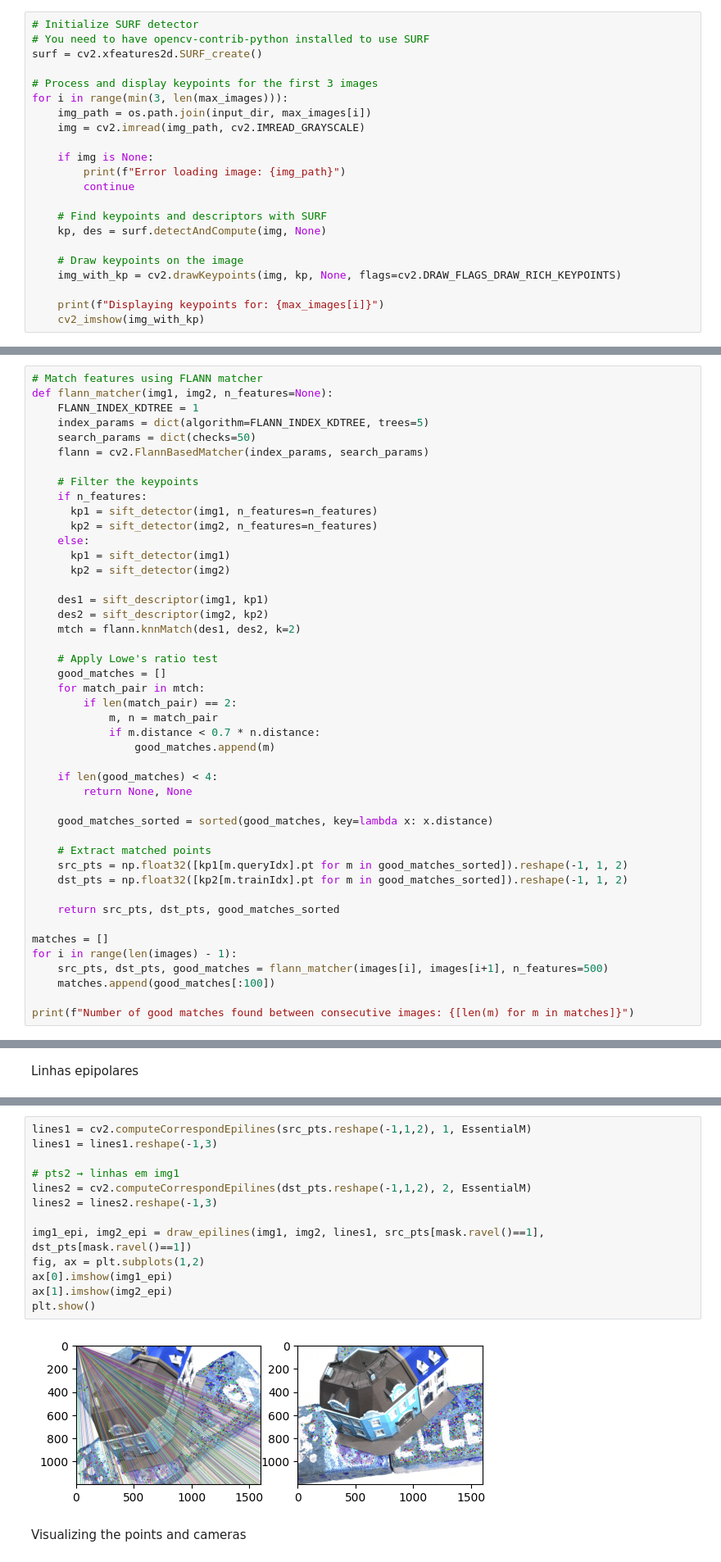
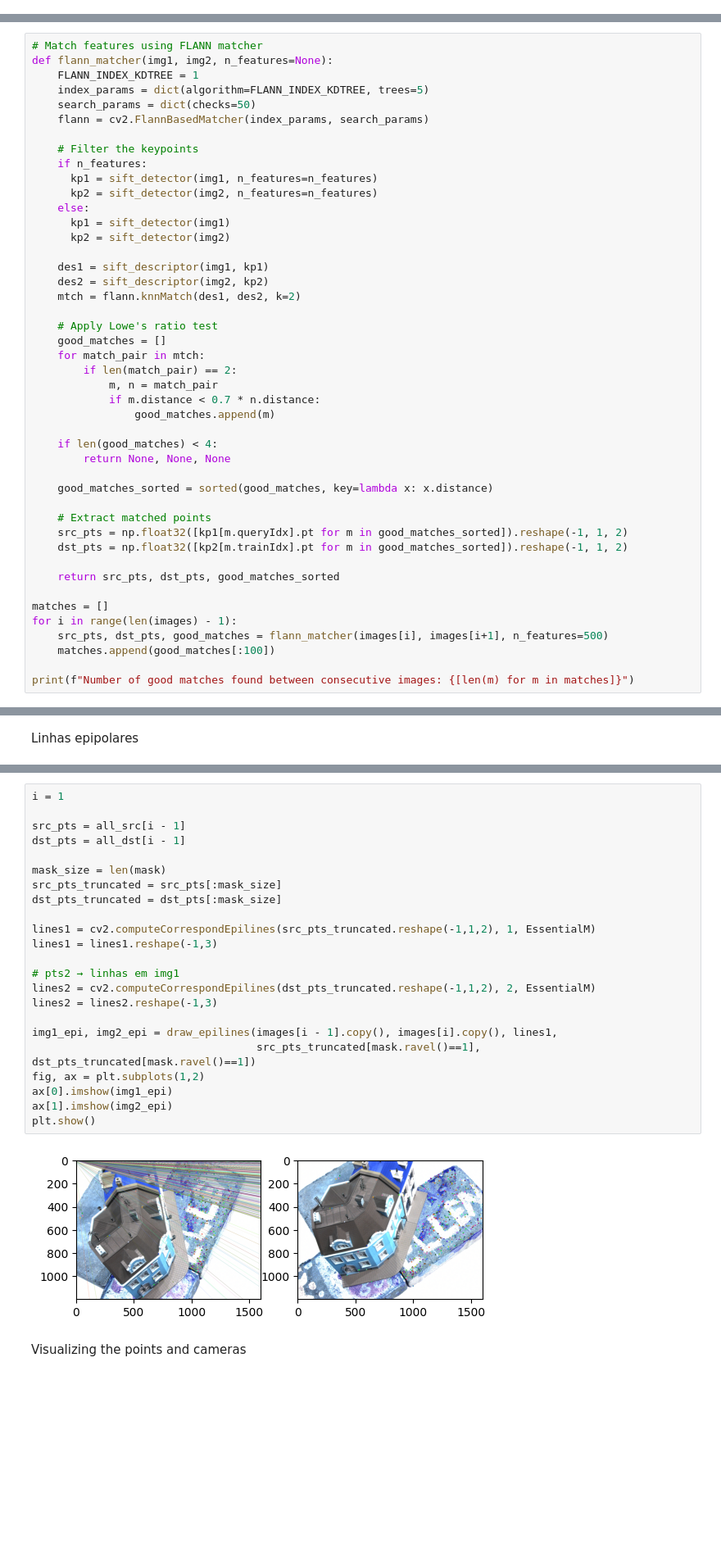
Before and after one commit to SkynetEyes/3DImageReconstruction, a Jupyter notebook: T2.ipynb, the cells around one changed output, grey strips where cells are left out. Shown at 82% size. Drawn from its saved outputs; the diff is of its cells as text; blank space fills up the shorter version.

```diff
--- a/T2.ipynb
+++ b/T2.ipynb
@@ -40,28 +49,6 @@ max_images = [f for f in image_files if re.search(r'max\.png$', f)]
 images = [cv2.imread(os.path.join(input_dir, max_image)) for max_image in sorted(max_images)]
 # %% [markdown]
 ## Etapa 2: Detecção e Extração de Características
-# %%
-# Initialize SURF detector
-# You need to have opencv-contrib-python installed to use SURF
-surf = cv2.xfeatures2d.SURF_create()
-
-# Process and display keypoints for the first 3 images
-for i in range(min(3, len(max_images))):
-    img_path = os.path.join(input_dir, max_images[i])
-    img = cv2.imread(img_path, cv2.IMREAD_GRAYSCALE)
-
-    if img is None:
-        print(f"Error loading image: {img_path}")
-        continue
-
-    # Find keypoints and descriptors with SURF
-    kp, des = surf.detectAndCompute(img, None)
-
-    # Draw keypoints on the image
-    img_with_kp = cv2.drawKeypoints(img, kp, None, flags=cv2.DRAW_FLAGS_DRAW_RICH_KEYPOINTS)
-
-    print(f"Displaying keypoints for: {max_images[i]}")
-    cv2_imshow(img_with_kp)
 # %% [markdown]
 ### Achando os keypoints via SIFT
 
@@ -183,7 +170,7 @@ def flann_matcher(img1, img2, n_features=None):
                 good_matches.append(m)
 
     if len(good_matches) < 4:
-        return None, None
+        return None, None, None
 
     good_matches_sorted = sorted(good_matches, key=lambda x: x.distance)
 
@@ -360,19 +385,29 @@ def draw_epilines(img1_color, img2_color, lines, pts1, pts2):
         img2_color = cv2.circle(img2_color, tuple(np.int32(pt2).ravel()), 5, color, -1)
     return img1_color, img2_color
 # %%
-lines1 = cv2.computeCorrespondEpilines(src_pts.reshape(-1,1,2), 1, EssentialM)
+i = 1
+
+src_pts = all_src[i - 1]
+dst_pts = all_dst[i - 1]
+
+mask_size = len(mask)
+src_pts_truncated = src_pts[:mask_size]
+dst_pts_truncated = dst_pts[:mask_size]
+
+lines1 = cv2.computeCorrespondEpilines(src_pts_truncated.reshape(-1,1,2), 1, EssentialM)
 lines1 = lines1.reshape(-1,3)
 
 # pts2 → linhas em img1
-lines2 = cv2.computeCorrespondEpilines(dst_pts.reshape(-1,1,2), 2, EssentialM)
+lines2 = cv2.computeCorrespondEpilines(dst_pts_truncated.reshape(-1,1,2), 2, EssentialM)
 lines2 = lines2.reshape(-1,3)
 
-img1_epi, img2_epi = draw_epilines(img1, img2, lines1, src_pts[mask.ravel()==1], dst_pts[mask.ravel()==1])
+img1_epi, img2_epi = draw_epilines(images[i - 1].copy(), images[i].copy(), lines1,
+                                   src_pts_truncated[mask.ravel()==1], dst_pts_truncated[mask.ravel()==1])
 fig, ax = plt.subplots(1,2)
 ax[0].imshow(img1_epi)
 ax[1].imshow(img2_epi)
 plt.show()
 # %% [output]
-[figure, old version]
+[figure, new version]
 # %% [markdown]
 Visualizing the points and cameras
```
Also changed, not shown: parts of 7 cells of this notebook.
